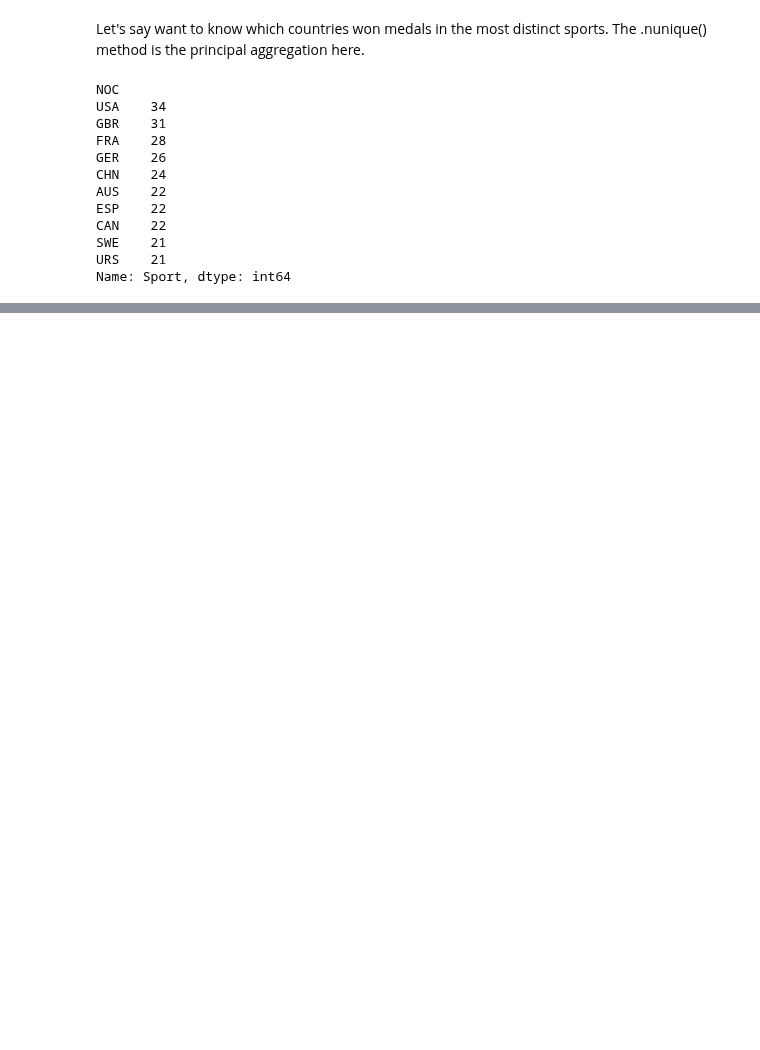
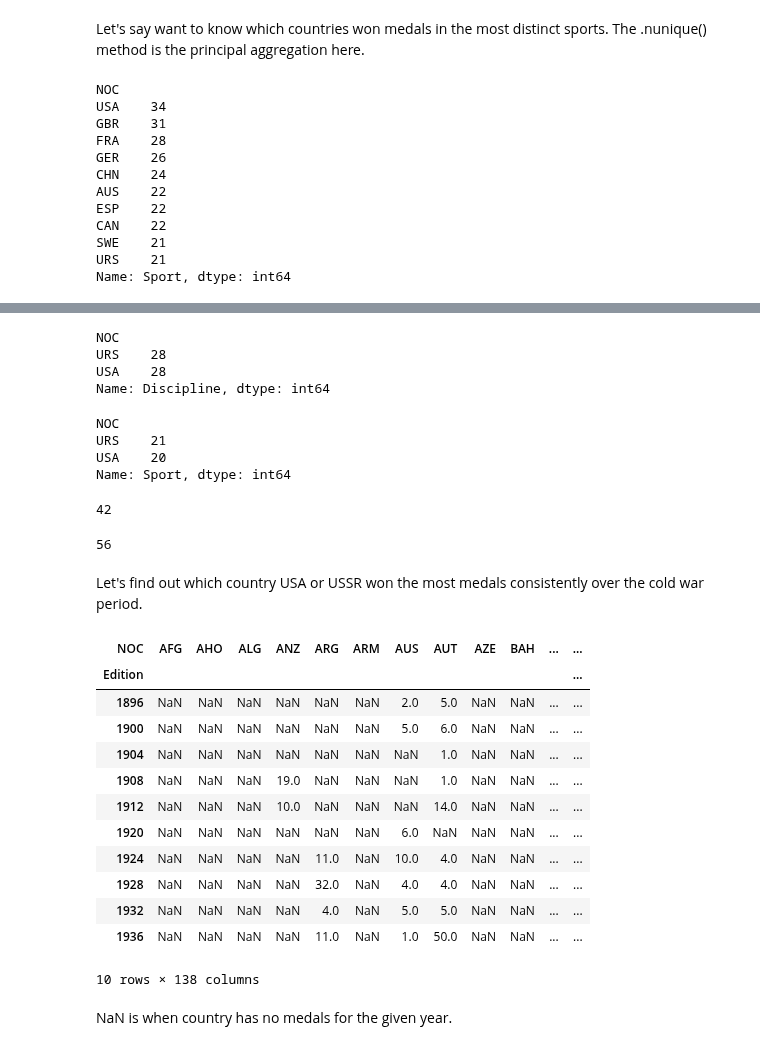
Before and after one commit to sushant2811/pythonAndStatsForDS, a Jupyter notebook: advancedPandas.ipynb, the cells around one changed output, grey strips where cells are left out. Drawn from its saved outputs; the diff is of its cells as text; code cells hidden in the pictures; blank space fills up the shorter version.

```diff
--- a/advancedPandas.ipynb
+++ b/advancedPandas.ipynb
@@ -1319,0 +1337,44 @@ Name: Sport, dtype: int64
+# %%
+dfOlympicDuringColdWarRivals.groupby('NOC')['Discipline'].nunique()
+# %% [output]
+NOC
+URS    28
+USA    28
+Name: Discipline, dtype: int64
+# %%
+dfOlympicDuringColdWarRivals.groupby('NOC')['Sport'].nunique()
+# %% [output]
+NOC
+URS    21
+USA    20
+Name: Sport, dtype: int64
+# %%
+dfOlympic.Sport.nunique()
+# %% [output]
+42
+# %%
+dfOlympic.Discipline.nunique()
+# %% [output]
+56
+# %% [markdown]
+Let's find out which country USA or USSR won the most medals consistently over the cold war period.
+# %%
+medalsByCountry = dfOlympic.pivot_table(index = 'Edition', columns = 'NOC', values = 'Athlete', aggfunc = 'count')
+# %%
+medalsByCountry.head(10)
+# %% [output]
+| NOC | AFG | AHO | ALG | ANZ | ARG | ARM | AUS | AUT | AZE | BAH | ... | ... |
+| Edition |  |  |  |  |  |  |  |  |  |  |  | ... |
+| 1896 | NaN | NaN | NaN | NaN | NaN | NaN | 2.0 | 5.0 | NaN | NaN | ... | ... |
+| 1900 | NaN | NaN | NaN | NaN | NaN | NaN | 5.0 | 6.0 | NaN | NaN | ... | ... |
+| 1904 | NaN | NaN | NaN | NaN | NaN | NaN | NaN | 1.0 | NaN | NaN | ... | ... |
+| 1908 | NaN | NaN | NaN | 19.0 | NaN | NaN | NaN | 1.0 | NaN | NaN | ... | ... |
+| 1912 | NaN | NaN | NaN | 10.0 | NaN | NaN | NaN | 14.0 | NaN | NaN | ... | ... |
+| 1920 | NaN | NaN | NaN | NaN | NaN | NaN | 6.0 | NaN | NaN | NaN | ... | ... |
+| 1924 | NaN | NaN | NaN | NaN | 11.0 | NaN | 10.0 | 4.0 | NaN | NaN | ... | ... |
+| 1928 | NaN | NaN | NaN | NaN | 32.0 | NaN | 4.0 | 4.0 | NaN | NaN | ... | ... |
+| 1932 | NaN | NaN | NaN | NaN | 4.0 | NaN | 5.0 | 5.0 | NaN | NaN | ... | ... |
+| 1936 | NaN | NaN | NaN | NaN | 11.0 | NaN | 1.0 | 50.0 | NaN | NaN | ... | ... |
+10 rows × 138 columns
+# %% [markdown]
+NaN is when country has no medals for the given year.
```
Also changed, not shown: parts of 7 cells of this notebook.
